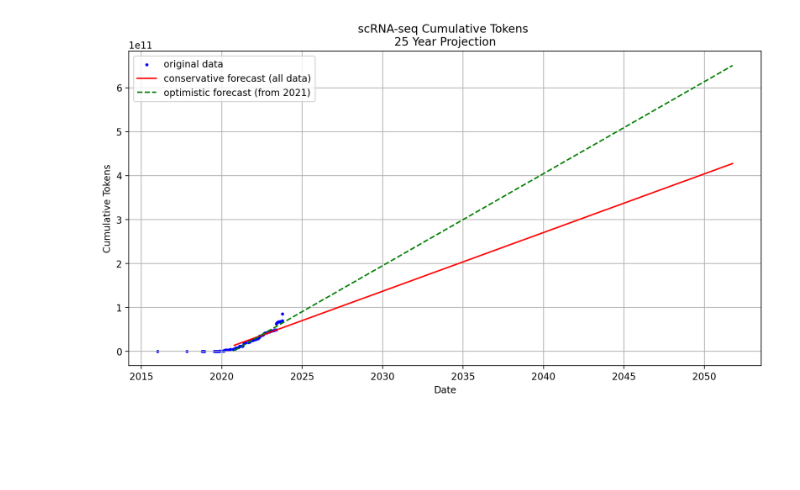
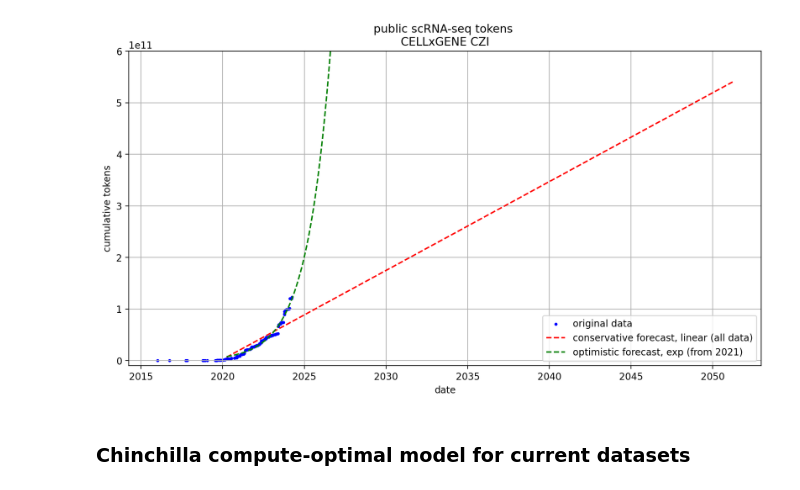
Before and after one commit to wconnell/scaling-bio, a Jupyter notebook: sys.ipynb, the cells around one changed output. Saved outputs shown, nothing was run; the diff lists cells and outputs as text; code cells hidden in the pictures; blank space fills up the shorter version.

```diff
--- a/sys.ipynb
+++ b/sys.ipynb
@@ -15,6 +15,6 @@ import matplotlib.dates as mdates
 %matplotlib inline
 %config InlineBackend.figure_format='retina'
 # %%
-census = cellxgene_census.open_soma()
+census = cellxgene_census.open_soma(census_version="2024-04-01") # current "latest" is "2024-04-01"
 census['census_info']['summary'].read().concat().to_pandas()
 # %% [output]
@@ -173,54 +172,61 @@ Total number of tokens: 8.585E+10
 # %%
-def fit_and_plot_linear_models(ds_meta):
+def fit_and_plot_models(ds_meta):
     # Ensure 'pub_date' is timezone-naive
     ds_meta['pub_date'] = ds_meta['pub_date'].dt.tz_localize(None)
 
     # Convert 'pub_date' to numeric (days since the earliest date)
     min_date = ds_meta['pub_date'].min()
     ds_meta['pub_date_numeric'] = (ds_meta['pub_date'] - min_date).dt.days
 
-    # Prepare data for the first model
+    # Prepare data for the linear model
     X = ds_meta[['pub_date_numeric']]
     y = ds_meta['cum_nnz']
 
-    # Fit the first linear model
-    model_all = LinearRegression()
-    model_all.fit(X, y)
+    # Fit the linear model
+    linear_model = LinearRegression()
+    linear_model.fit(X, y)
 
-    # Predict ~25 years
-    max_date_numeric = ds_meta['pub_date_numeric'].max() - (3 * 365) # start ~2021
+    # Predict ~25 years for the linear model
+    max_date_numeric = ds_meta['pub_date_numeric'].max() - (4 * 365) # start ~2021
     future_dates_all = pd.Series(range(max_date_numeric, max_date_numeric + 31 * 365))
-    future_predictions_all = model_all.predict(future_dates_all.to_frame())
+    future_linear_predictions = linear_model.predict(future_dates_all.to_frame())
 
-    # Fit a second model using data from 2021 onwards
+    # Fit an exponential model using data from 2021 onwards
     start_2021 = (pd.Timestamp('2021-01-01') - min_date).days
     X_2021 = ds_meta[ds_meta['pub_date_numeric'] >= start_2021][['pub_date_numeric']]
     y_2021 = ds_meta[ds_meta['pub_date_numeric'] >= start_2021]['cum_nnz']
 
-    model_2021 = LinearRegression()
-    model_2021.fit(X_2021, y_2021)
+    # Transform y_2021 for the exponential model
+    y_2021_log = np.log(y_2021)
 
-    # Predict for the second model
-    future_predictions_2021 = model_2021.predict(future_dates_all.to_frame())
+    exponential_model = LinearRegression()
+    exponential_model.fit(X_2021, y_2021_log)
+
+    # Predict for the exponential model and transform back
+    future_exponential_predictions_log = exponential_model.predict(future_dates_all.to_frame())
+    future_exponential_predictions = np.exp(future_exponential_predictions_log)
 
     # Plot
     plt.figure(figsize=(12, 6))
     plt.scatter(ds_meta['pub_date'], y, color='blue', label='original data', s=5)
-    plt.plot([min_date + timedelta(days=int(d)) for d in future_dates_all], future_predictions_all, color='red', label='conservative forecast (all data)')
-    plt.plot([min_date + timedelta(days=int(d)) for d in future_dates_all], future_predictions_2021, color='green', label='optimistic forecast (from 2021)', linestyle='dashed')
+    plt.plot([min_date + timedelta(days=int(d)) for d in future_dates_all], future_linear_predictions, color='red', label='conservative forecast, linear (all data)', linestyle='dashed')
+    plt.plot([min_date + timedelta(days=int(d)) for d in future_dates_all], future_exponential_predictions, color='green', label='optimistic forecast, exp (from 2021)', linestyle='dashed')
 
     # Set x-axis to display every 5 years
     plt.gca().xaxis.set_major_locator(mdates.YearLocator(5))
     plt.gca().xaxis.set_major_formatter(mdates.DateFormatter('%Y'))
 
-    plt.xlabel('Date')
-    plt.ylabel('Cumulative Tokens')
-    plt.title('scRNA-seq Cumulative Tokens \n25 Year Projection')
+    plt.ylim((-1e10, 6e11))
+    plt.xlabel('date')
+    plt.ylabel('cumulative tokens')
+    plt.title('public scRNA-seq tokens \nCELLxGENE CZI')
     plt.legend()
     plt.grid(True)
     plt.show()
 
 # Example usage:
-fit_and_plot_linear_models(ds_meta)
+fit_and_plot_models(ds_meta)
 # %% [output]
-[figure, old version]
+[figure, new version]
+# %% [markdown]
+### Chinchilla compute-optimal model for current datasets
```
Also changed, not shown: parts of 7 cells of this notebook.
